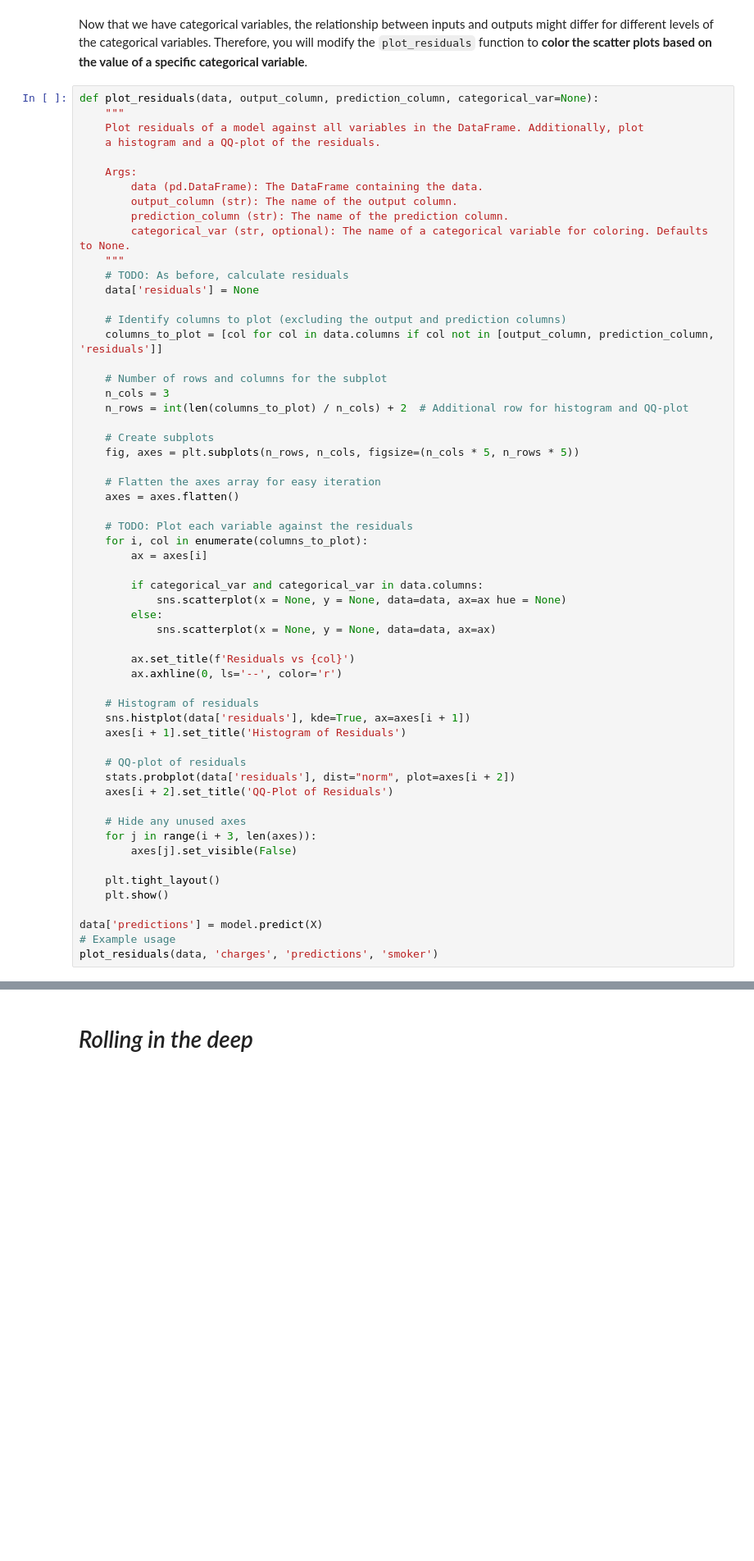
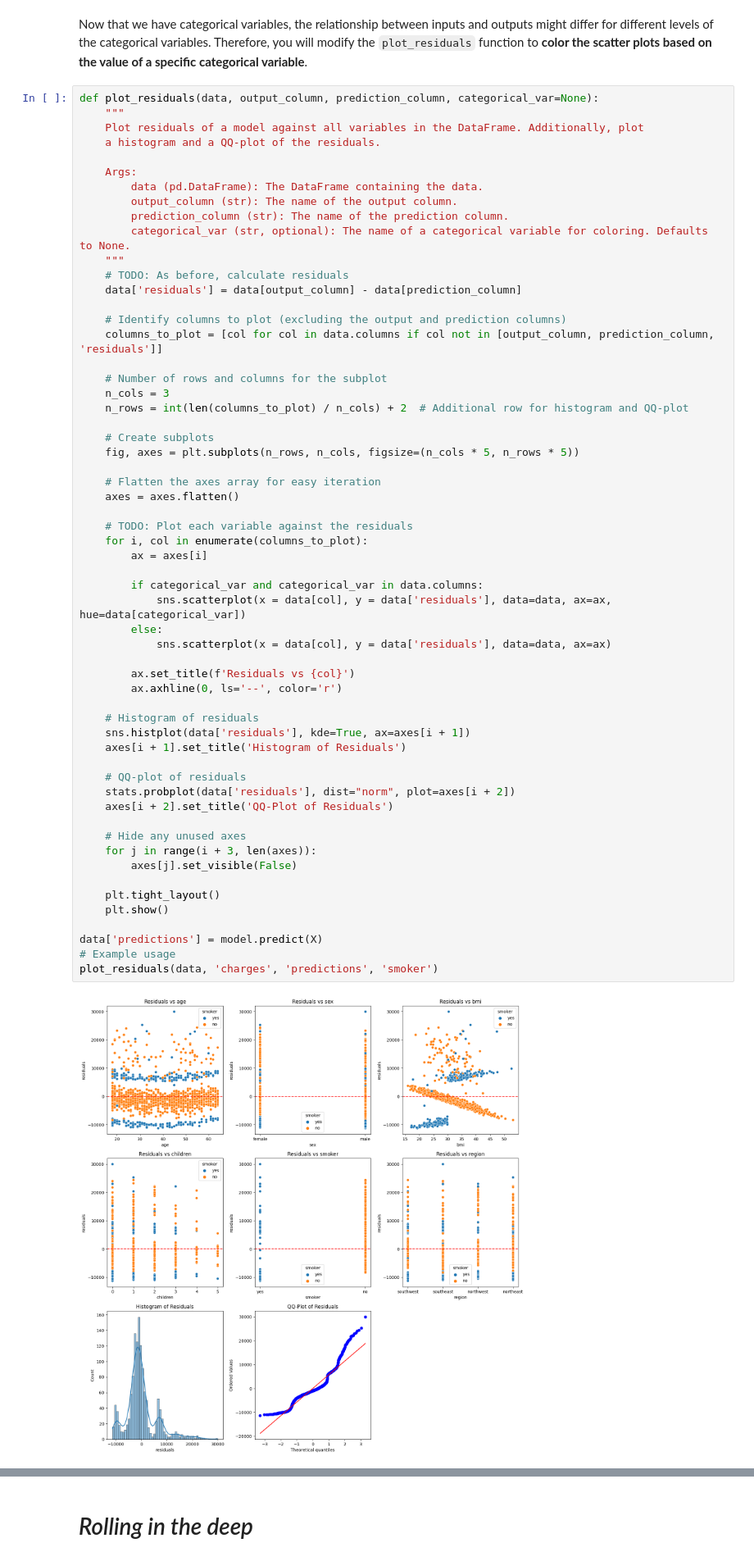
Before and after one commit to ICAI-IMAT-ML/p2-4-Onievaaaa, a Jupyter notebook: notebook/Lab_2_4_LR2.ipynb, the cells around one changed output, grey strips where cells are left out. Shown at 82% size. Drawn from its saved outputs; the diff is of its cells as text; blank space fills up the shorter version.

```diff
--- a/notebook/Lab_2_4_LR2.ipynb
+++ b/notebook/Lab_2_4_LR2.ipynb
@@ -287,7 +294,7 @@ def plot_residuals(data, output_column, prediction_column, categorical_var=None)
         categorical_var (str, optional): The name of a categorical variable for coloring. Defaults to None.
     """
     # TODO: As before, calculate residuals
-    data['residuals'] = None
+    data['residuals'] = data[output_column] - data[prediction_column]
 
     # Identify columns to plot (excluding the output and prediction columns)
     columns_to_plot = [col for col in data.columns if col not in [output_column, prediction_column, 'residuals']]
@@ -303,35 +310,37 @@ def plot_residuals(data, output_column, prediction_column, categorical_var=None)
     axes = axes.flatten()
 
     # TODO: Plot each variable against the residuals
     for i, col in enumerate(columns_to_plot):
         ax = axes[i]
 
         if categorical_var and categorical_var in data.columns:
-            sns.scatterplot(x = None, y = None, data=data, ax=ax hue = None)
+            sns.scatterplot(x = data[col], y = data['residuals'], data=data, ax=ax, hue=data[categorical_var])
         else:
-            sns.scatterplot(x = None, y = None, data=data, ax=ax)
+            sns.scatterplot(x = data[col], y = data['residuals'], data=data, ax=ax)
 
         ax.set_title(f'Residuals vs {col}')
         ax.axhline(0, ls='--', color='r')
 
     # Histogram of residuals
     sns.histplot(data['residuals'], kde=True, ax=axes[i + 1])
     axes[i + 1].set_title('Histogram of Residuals')
 
     # QQ-plot of residuals
     stats.probplot(data['residuals'], dist="norm", plot=axes[i + 2])
     axes[i + 2].set_title('QQ-Plot of Residuals')
 
     # Hide any unused axes
     for j in range(i + 3, len(axes)):
         axes[j].set_visible(False)
 
     plt.tight_layout()
     plt.show()
 
 data['predictions'] = model.predict(X)
 # Example usage
 plot_residuals(data, 'charges', 'predictions', 'smoker')
+# %% [output]
+[figure, added]
 # %% [markdown]
 **What's happening with the residuals?**
 > Write your answer here
```
Also changed, not shown: parts of 9 cells of this notebook, 1 other file.
